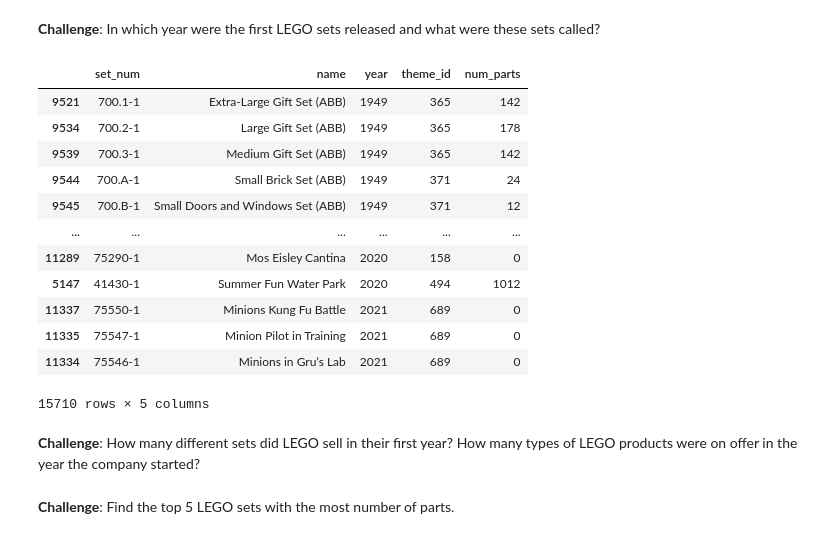
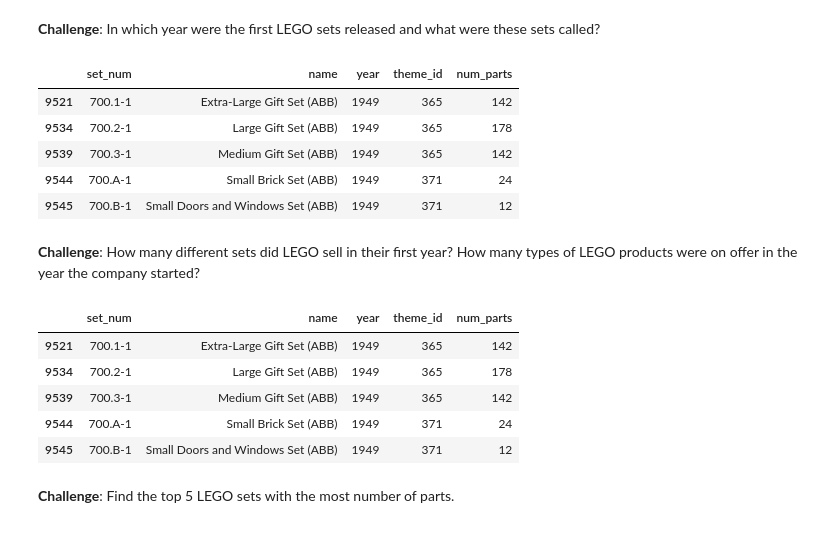
Before and after one commit to jul1998/Pandas-Python, a Jupyter notebook: Lego_Analysis_for_Course_(start).ipynb, the cells around one changed output. Saved outputs shown, nothing was run; the diff lists cells and outputs as text; code cells hidden in the pictures.

```diff
--- a/Lego_Analysis_for_Course_(start).ipynb
+++ b/Lego_Analysis_for_Course_(start).ipynb
@@ -103,22 +103,24 @@ sets.tail()
 # %% [markdown]
 **Challenge**: In which year were the first LEGO sets released and what were these sets called?
 # %%
-sets.sort_values("year")
+sets.sort_values("year").head()
 # %% [output]
 |  | set_num | name | year | theme_id | num_parts |
 | 9521 | 700.1-1 | Extra-Large Gift Set (ABB) | 1949 | 365 | 142 |
 | 9534 | 700.2-1 | Large Gift Set (ABB) | 1949 | 365 | 178 |
 | 9539 | 700.3-1 | Medium Gift Set (ABB) | 1949 | 365 | 142 |
 | 9544 | 700.A-1 | Small Brick Set (ABB) | 1949 | 371 | 24 |
 | 9545 | 700.B-1 | Small Doors and Windows Set (ABB) | 1949 | 371 | 12 |
-| ... | ... | ... | ... | ... | ... |
-| 11289 | 75290-1 | Mos Eisley Cantina | 2020 | 158 | 0 |
-| 5147 | 41430-1 | Summer Fun Water Park | 2020 | 494 | 1012 |
-| 11337 | 75550-1 | Minions Kung Fu Battle | 2021 | 689 | 0 |
-| 11335 | 75547-1 | Minion Pilot in Training | 2021 | 689 | 0 |
-| 11334 | 75546-1 | Minions in Gru’s Lab | 2021 | 689 | 0 |
-15710 rows × 5 columns
 # %% [markdown]
 **Challenge**: How many different sets did LEGO sell in their first year? How many types of LEGO products were on offer in the year the company started?
+# %%
+sets[sets["year"]== 1949]
+# %% [output]
+|  | set_num | name | year | theme_id | num_parts |
+| 9521 | 700.1-1 | Extra-Large Gift Set (ABB) | 1949 | 365 | 142 |
+| 9534 | 700.2-1 | Large Gift Set (ABB) | 1949 | 365 | 178 |
+| 9539 | 700.3-1 | Medium Gift Set (ABB) | 1949 | 365 | 142 |
+| 9544 | 700.A-1 | Small Brick Set (ABB) | 1949 | 371 | 24 |
+| 9545 | 700.B-1 | Small Doors and Windows Set (ABB) | 1949 | 371 | 12 |
 # %% [markdown]
 **Challenge**: Find the top 5 LEGO sets with the most number of parts.
```
Also changed, not shown: parts of 5 cells of this notebook.
